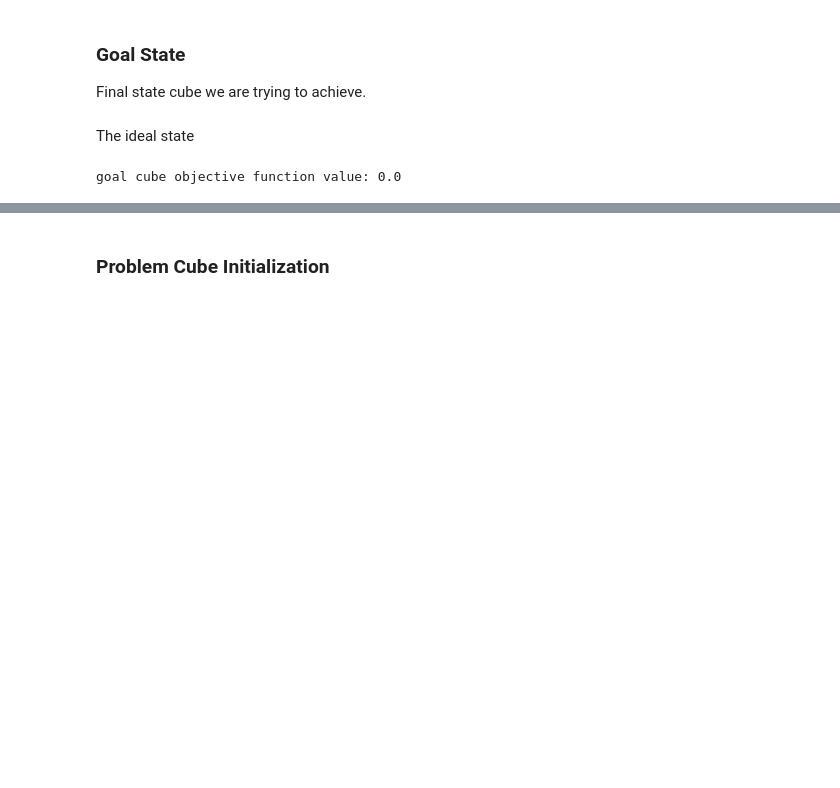
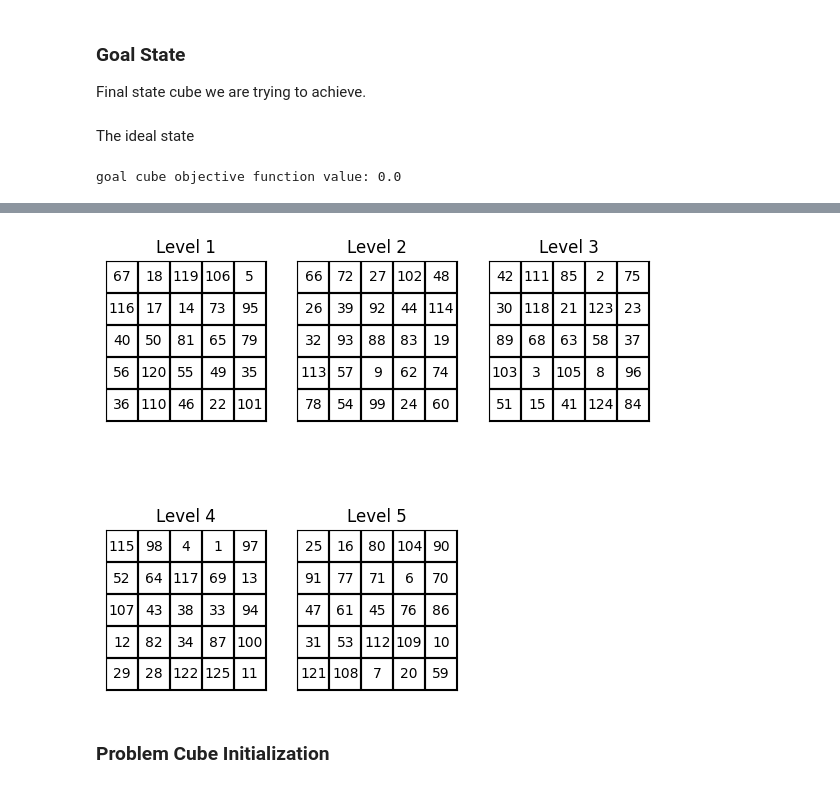
Before and after one commit to marcellinow/diagonal-magic-cube, a Jupyter notebook: main.ipynb, the cells around one changed output, grey strips where cells are left out. Saved outputs shown, nothing was run; the diff lists cells and outputs as text; code cells hidden in the pictures; blank space fills up the shorter version.

```diff
--- a/main.ipynb
+++ b/main.ipynb
@@ -80,3 +97,7 @@ goal cube objective function value: 0.0
+# %%
+goal_cube.plot_cube()
+# %% [output]
+[figure, added]
 # %% [markdown]
 ### Problem Cube Initialization
 # %%
```
Also changed, not shown: parts of 16 cells of this notebook, 2 other files.
